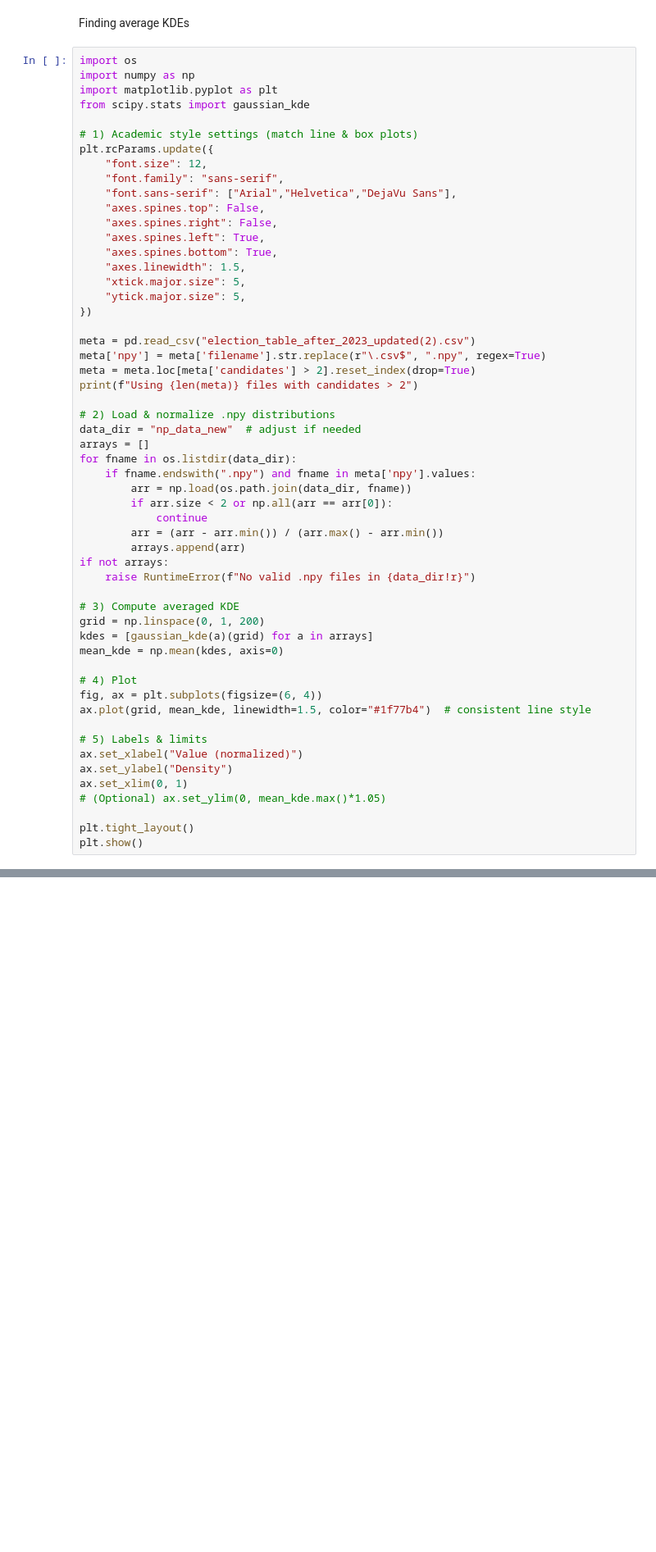
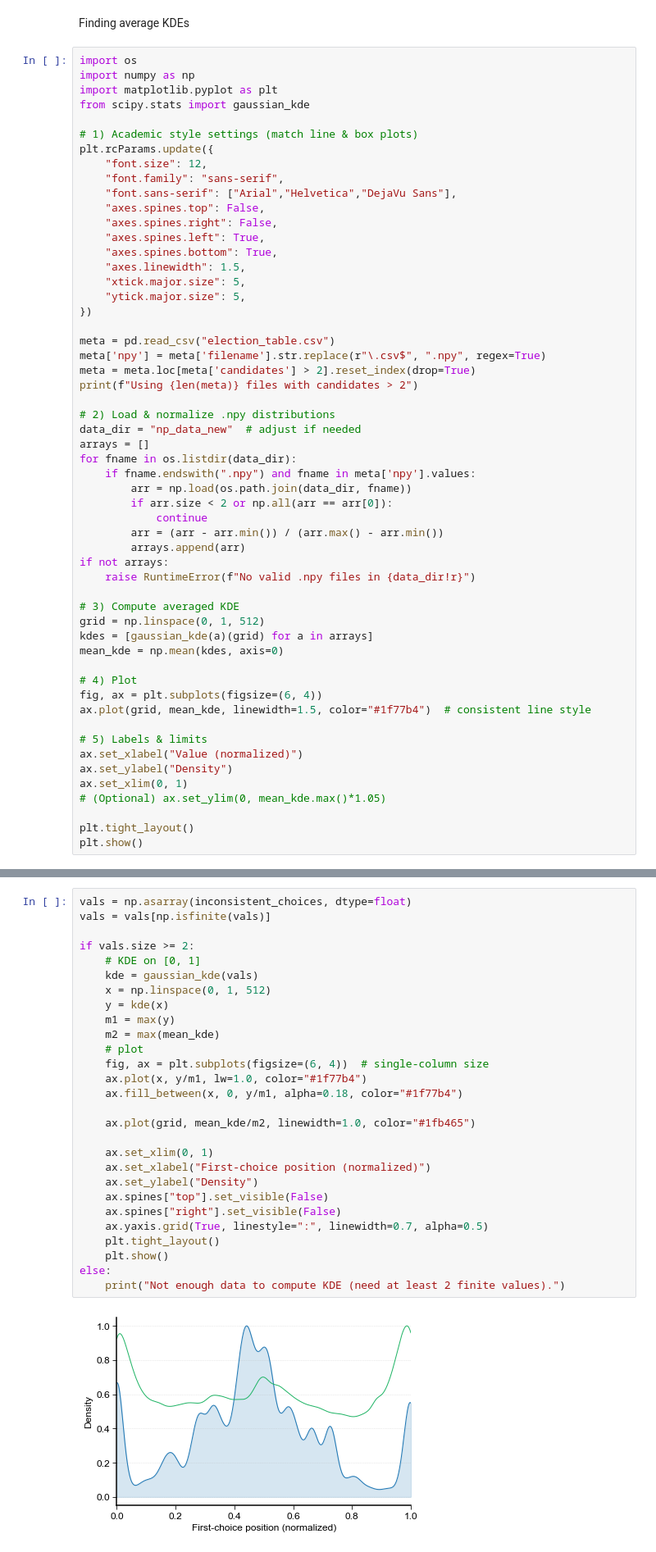
Before and after one commit to SamWangPhD/bugs-in-democracy, a Jupyter notebook: cleaned files/figures.ipynb, the cells around one changed output, grey strips where cells are left out. Shown at 82% size. Saved outputs shown, nothing was run; the diff lists cells and outputs as text; blank space fills up the shorter version.

```diff
--- a/cleaned files/figures.ipynb
+++ b/cleaned files/figures.ipynb
@@ -342,7 +1022,7 @@ plt.rcParams.update({
     "ytick.major.size": 5,
 })
 
-meta = pd.read_csv("election_table_after_2023_updated(2).csv")
+meta = pd.read_csv("election_table.csv")
 meta['npy'] = meta['filename'].str.replace(r"\.csv$", ".npy", regex=True)
 meta = meta.loc[meta['candidates'] > 2].reset_index(drop=True)
 print(f"Using {len(meta)} files with candidates > 2")
@@ -361,7 +1041,7 @@ if not arrays:
     raise RuntimeError(f"No valid .npy files in {data_dir!r}")
 
 # 3) Compute averaged KDE
-grid = np.linspace(0, 1, 200)
+grid = np.linspace(0, 1, 512)
 kdes = [gaussian_kde(a)(grid) for a in arrays]
 mean_kde = np.mean(kdes, axis=0)
 
@@ -382,0 +1106,30 @@ Using 362 files with candidates > 2
+# %%
+vals = np.asarray(inconsistent_choices, dtype=float)
+vals = vals[np.isfinite(vals)]
+
+if vals.size >= 2:
+    # KDE on [0, 1]
+    kde = gaussian_kde(vals)
+    x = np.linspace(0, 1, 512)
+    y = kde(x)
+    m1 = max(y)
+    m2 = max(mean_kde)
+    # plot
+    fig, ax = plt.subplots(figsize=(6, 4))  # single-column size
+    ax.plot(x, y/m1, lw=1.0, color="#1f77b4")
+    ax.fill_between(x, 0, y/m1, alpha=0.18, color="#1f77b4")
+
+    ax.plot(grid, mean_kde/m2, linewidth=1.0, color="#1fb465")
+
+    ax.set_xlim(0, 1)
+    ax.set_xlabel("First-choice position (normalized)")
+    ax.set_ylabel("Density")
+    ax.spines["top"].set_visible(False)
+    ax.spines["right"].set_visible(False)
+    ax.yaxis.grid(True, linestyle=":", linewidth=0.7, alpha=0.5)
+    plt.tight_layout()
+    plt.show()
+else:
+    print("Not enough data to compute KDE (need at least 2 finite values).")
+# %% [output]
+[figure, added]
```
Also changed, not shown: parts of 40 cells of this notebook, 1 other file.
